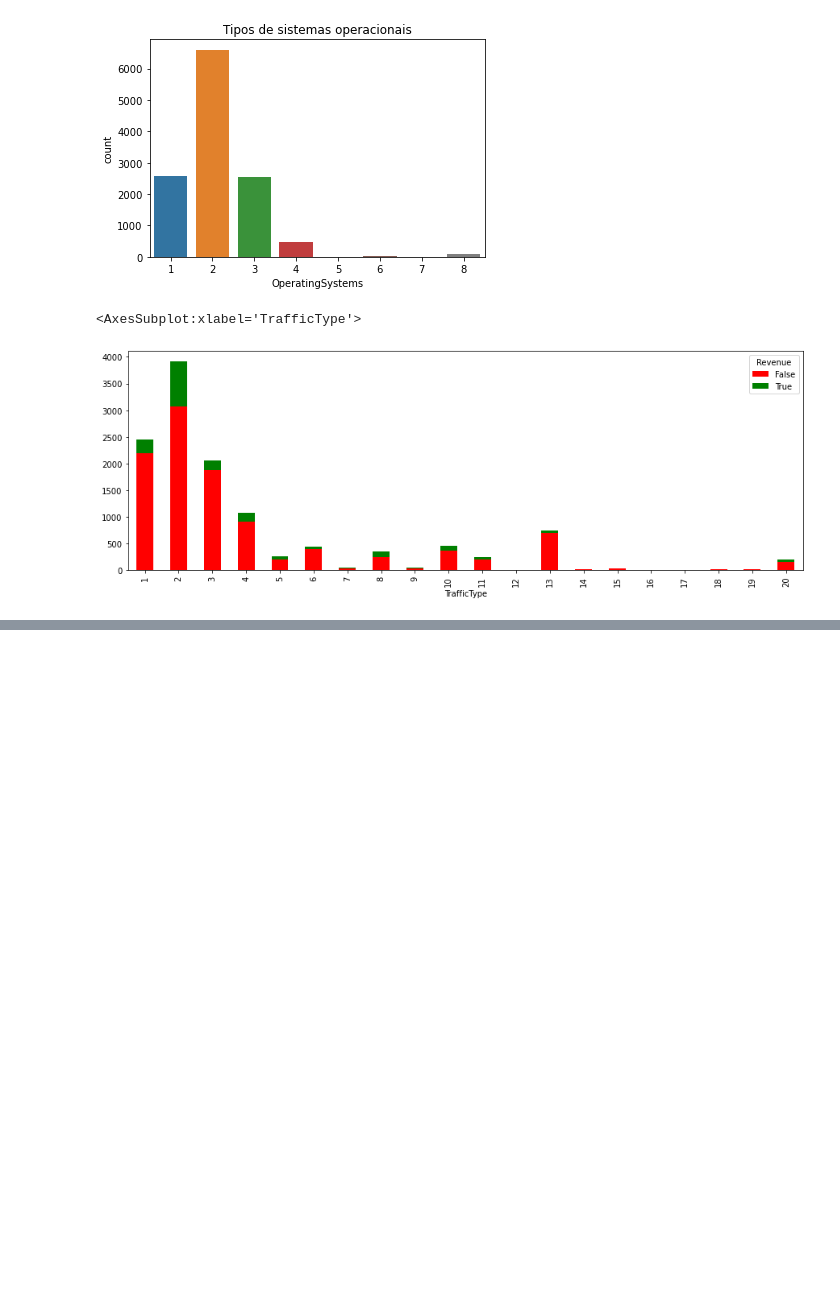
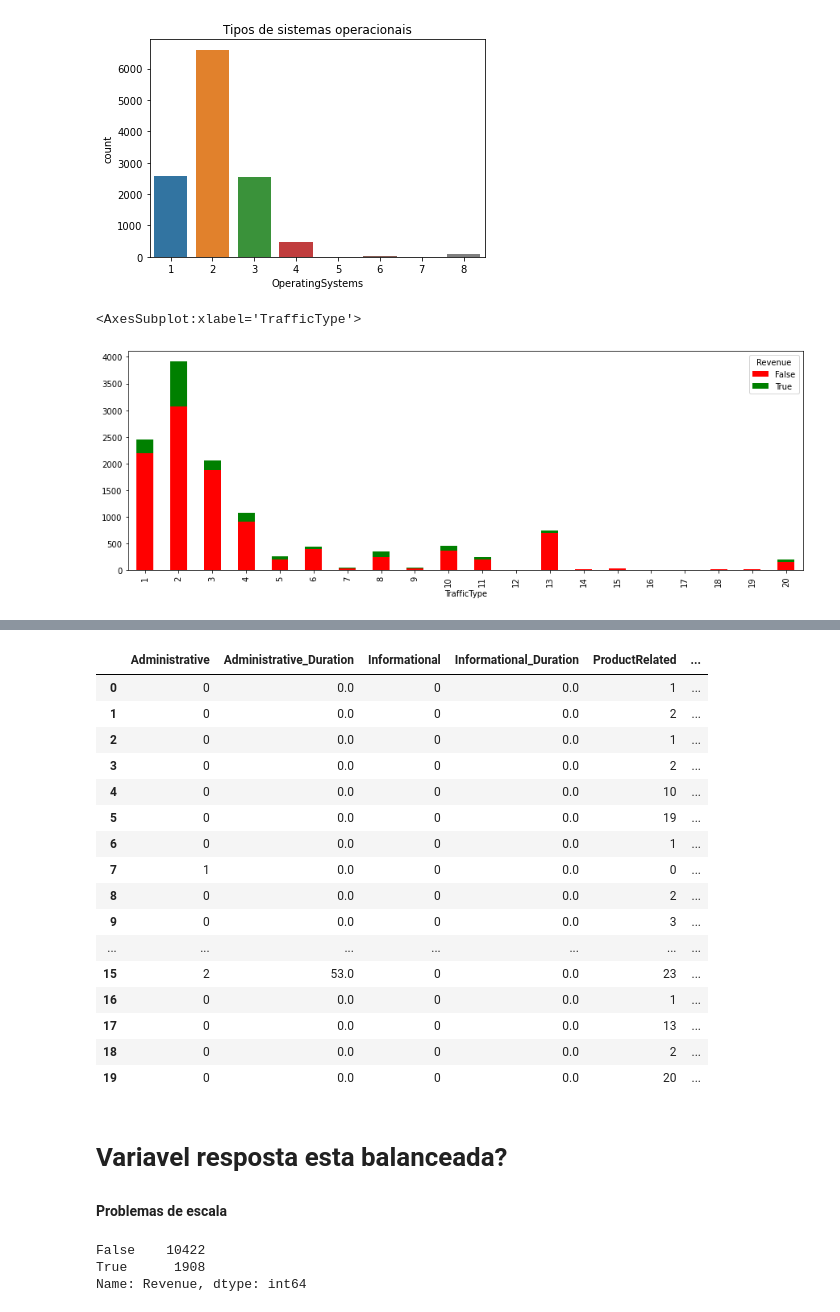
Before and after one commit to diogofergom/SupportVectorMachine_SVM, a Jupyter notebook: PrecisaoDeCompraComSVM.ipynb, the cells around one changed output, grey strips where cells are left out. Saved outputs shown, nothing was run; the diff lists cells and outputs as text; code cells hidden in the pictures; blank space fills up the shorter version.

```diff
--- a/PrecisaoDeCompraComSVM.ipynb
+++ b/PrecisaoDeCompraComSVM.ipynb
@@ -255,0 +286,8 @@ pd.crosstab(df1['TrafficType'], df1['Revenue']).plot(kind='bar', stacked=True, f
+# %%
+#Tratando os dados string 'Month', 'VisitorType'
+
+#Aplica o encoder nas variáveis que estão com string
+lb = LabelEncoder()
+# %%
+df['Month'] = lb.fit_transform(df['Month'])
+df['VisitorType'] = lb.fit_transform(df['VisitorType'])
@@ -255,0 +297,30 @@ pd.crosstab(df1['TrafficType'], df1['Revenue']).plot(kind='bar', stacked=True, f
+# %%
+df.head(20)
+# %% [output]
+|  | Administrative | Administrative_Duration | Informational | Informational_Duration | ProductRelated | ... |
+| 0 | 0 | 0.0 | 0 | 0.0 | 1 | ... |
+| 1 | 0 | 0.0 | 0 | 0.0 | 2 | ... |
+| 2 | 0 | 0.0 | 0 | 0.0 | 1 | ... |
+| 3 | 0 | 0.0 | 0 | 0.0 | 2 | ... |
+| 4 | 0 | 0.0 | 0 | 0.0 | 10 | ... |
+| 5 | 0 | 0.0 | 0 | 0.0 | 19 | ... |
+| 6 | 0 | 0.0 | 0 | 0.0 | 1 | ... |
+| 7 | 1 | 0.0 | 0 | 0.0 | 0 | ... |
+| 8 | 0 | 0.0 | 0 | 0.0 | 2 | ... |
+| 9 | 0 | 0.0 | 0 | 0.0 | 3 | ... |
+| ... | ... | ... | ... | ... | ... | ... |
+| 15 | 2 | 53.0 | 0 | 0.0 | 23 | ... |
+| 16 | 0 | 0.0 | 0 | 0.0 | 1 | ... |
+| 17 | 0 | 0.0 | 0 | 0.0 | 13 | ... |
+| 18 | 0 | 0.0 | 0 | 0.0 | 2 | ... |
+| 19 | 0 | 0.0 | 0 | 0.0 | 20 | ... |
+# %% [markdown]
+# Variavel resposta esta balanceada?
+#### Problemas de escala
+# %%
+target_count = df.Revenue.value_counts()
+target_count
+# %% [output]
+False    10422
+True      1908
+Name: Revenue, dtype: int64
```
Also changed, not shown: parts of 28 cells of this notebook.
